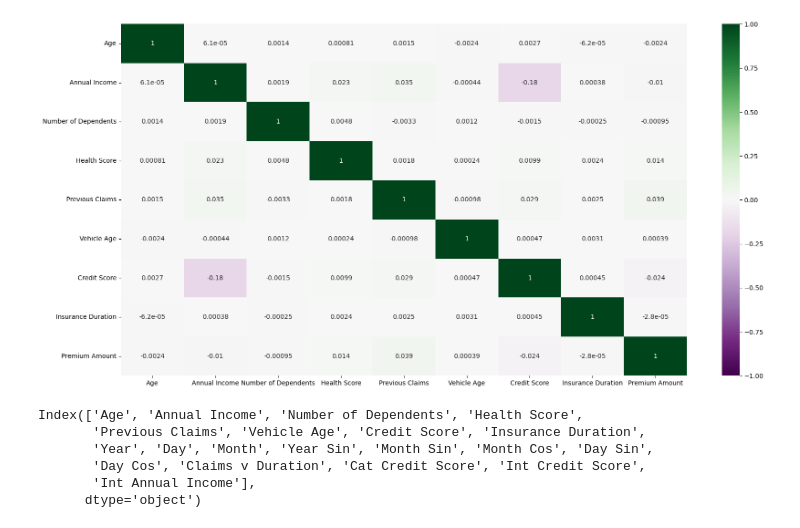
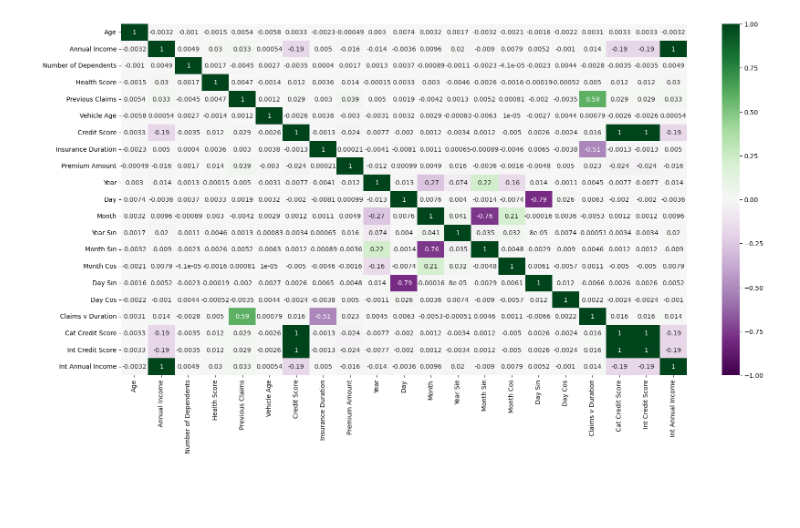
Before and after one commit to ZaneChodaniecky/Kaggle-Insurance, a Jupyter notebook: CatBoost.ipynb, the cells around one changed output. Drawn from its saved outputs; the diff is of its cells as text; code cells hidden in the pictures; blank space fills up the shorter version.

```diff
--- a/CatBoost.ipynb
+++ b/CatBoost.ipynb
@@ -194,0 +195,5 @@ def describe_dataframe(df_to_use: pd.DataFrame, name: str = 'DataFrame', nrows:
+# %%
+def get_num_cols(df: pd.DataFrame) -> None:
+    num_cols = df.select_dtypes(include=[np.float64, np.int64, np.int32]).columns.to_list()
+
+    return num_cols
@@ -222,5 +234,5 @@ def clean_dataframe(df_to_use: pd.DataFrame) -> None:
 # %%
-def transform_dataframe(df_to_use: pd.DataFrame) -> None:
+def transform_dataframe(df_to_use: pd.DataFrame, frequency_encode_cats: bool = True) -> None:
 
     df = df_to_use.copy()
 
@@ -231,14 +243,11 @@ def transform_dataframe(df_to_use: pd.DataFrame) -> None:
     df['Month'] = df['Policy Start Date'].dt.month
     df['Month Name'] = df['Policy Start Date'].dt.month_name()
     df['Day of Week'] = df['Policy Start Date'].dt.day_name()
-    #df['Week'] = df['Policy Start Date'].dt.isocalendar().week.astype('int32')
     df['Year Sin'] = np.sin(2 * np.pi * df['Year'])
-    #df['Year Cos'] = np.cos(2 * np.pi * df['Year'])
     df['Month Sin'] = np.sin(2 * np.pi * df['Month'] / 12)
     df['Month Cos'] = np.cos(2 * np.pi * df['Month'] / 12)
     df['Day Sin'] = np.sin(2 * np.pi * df['Day'] / 31)
     df['Day Cos'] = np.cos(2 * np.pi * df['Day'] / 31)
-    #df['Group']=(df['Year']-2020)*48+df['Month']*4+df['Day']//7
 
     df = df.drop('Policy Start Date', axis=1)
 
@@ -258,17 +267,20 @@ def transform_dataframe(df_to_use: pd.DataFrame) -> None:
         'Property Type','Month Name','Day of Week'
     ]
 
-    # Apply frequency encoding to Categories
-    for col in columns_to_encode:
-        # Get the column names before encoding
-        existing_columns = set(df.columns)
+    if frequency_encode_cats:
+        cat_cols = df.select_dtypes(include=['object', 'string']).columns.tolist()
 
-        freq_encoding = df[col].value_counts()  # Count occurrences
-        # Do not need to encode columns with Cat_Boost
-        #df[f'{col}_Freq'] = df[col].map(freq_encoding).astype('int32')  # Map frequencies to the original data
+        # Apply frequency encoding to Categories
+        for col in cat_cols:
+            # Get the column names before encoding
+            existing_columns = set(df.columns)
+
+            freq_encoding = df[col].value_counts()  # Count occurrences
+
+            df[f'{col}_Freq'] = df[col].map(freq_encoding).astype('int32')  # Map frequencies to the original data
 
 
-    #df = df.drop(columns=columns_to_encode, axis=1)
+        df = df.drop(columns=cat_cols, axis=1)
 
     return df
 # %%
@@ -296,4 +306,4 @@ describe_dataframe(df_train, name='Insurance Data', nrows=0, plots=True, info=Tr
 # %%
-df_train_cleaned, train_clean_num_cols, train_clean_object_cols = clean_dataframe(df_train)
-df_solve_cleaned, solve_clean_num_cols, solve_clean_object_cols = clean_dataframe(df_solve)
+df_train_cleaned = clean_dataframe(df_train, fill_cat_cols=True)
+df_solve_cleaned = clean_dataframe(df_solve, fill_cat_cols=True)
 # %%
@@ -320,4 +329,4 @@ describe_dataframe(df_train_cleaned, name='Insurance Data', nrows=0, plots=True,
 # %%
-df_train_prepared = transform_dataframe(df_train_cleaned)
-df_solve_prepared = transform_dataframe(df_solve_cleaned)
+df_train_prepared = transform_dataframe(df_train_cleaned, frequency_encode_cats= False)
+df_solve_prepared = transform_dataframe(df_solve_cleaned, frequency_encode_cats= False)
 # %%
@@ -344,14 +352,17 @@ describe_dataframe(df_train_prepared, name='Insurance Data', nrows=0, plots=True
 # %%
+
+num_cols = get_num_cols(df_train_prepared)
+
 plt.figure(figsize=(20,10))
-sns.heatmap(df_train_prepared[train_clean_num_cols].corr(),
+sns.heatmap(df_train_prepared[num_cols].corr(),
             vmin=-1,
             vmax=1,
             center=0,
             annot=True,
             cmap='PRGn')
 plt.show()
 # %% [output]
-[figure, old version]
+[figure, new version]
 # %%
 from sklearn.model_selection import train_test_split
 
@@ -371,13 +382,13 @@ from sklearn.pipeline import Pipeline
 from sklearn.compose import ColumnTransformer
 from sklearn.preprocessing import StandardScaler
 
-numeric_cols = X.select_dtypes(include=[np.float64, np.int64, np.int32]).columns
-print(numeric_cols)
+num_cols = get_num_cols(X)
+
 
 # Define a ColumnTransformer for scaling numeric columns
 preprocessor = ColumnTransformer(
     transformers=[
-        ('num', StandardScaler(), numeric_cols)
+        ('num', StandardScaler(), num_cols)
     ],
     remainder='passthrough'
 )
@@ -397,22 +408,13 @@ X_test_prepared= pipeline.transform(X_test)
 
 # Extract the transformed column names
 # Combine numeric column names (scaled) and other columns (passed through)
-transformed_columns = numeric_cols.tolist() + [
-    col for col in X_train.columns if col not in numeric_cols
+transformed_columns = num_cols + [
+    col for col in X_train.columns if col not in num_cols
 ]
 
-# Convert the output to a DataFrame
+# Convert the outputs to a DataFrame
 X_train_prepared_df = pd.DataFrame(X_train_prepared, columns=transformed_columns)
-
-# Transform validation and test data and convert them to DataFrames
-X_test_prepared_df = pd.DataFrame(pipeline.transform(X_test), columns=transformed_columns)
+X_test_prepared_df = pd.DataFrame(X_test_prepared, columns=transformed_columns)
-# %% [output]
-Index(['Age', 'Annual Income', 'Number of Dependents', 'Health Score',
-       'Previous Claims', 'Vehicle Age', 'Credit Score', 'Insurance Duration',
-       'Year', 'Day', 'Month', 'Year Sin', 'Month Sin', 'Month Cos', 'Day Sin',
-       'Day Cos', 'Claims v Duration', 'Cat Credit Score', 'Int Credit Score',
-       'Int Annual Income'],
-      dtype='object')
 # %%
 from keras import backend as K
 from sklearn.metrics import mean_squared_log_error
```
Also changed, not shown: parts of 14 cells of this notebook, 2 other files.
